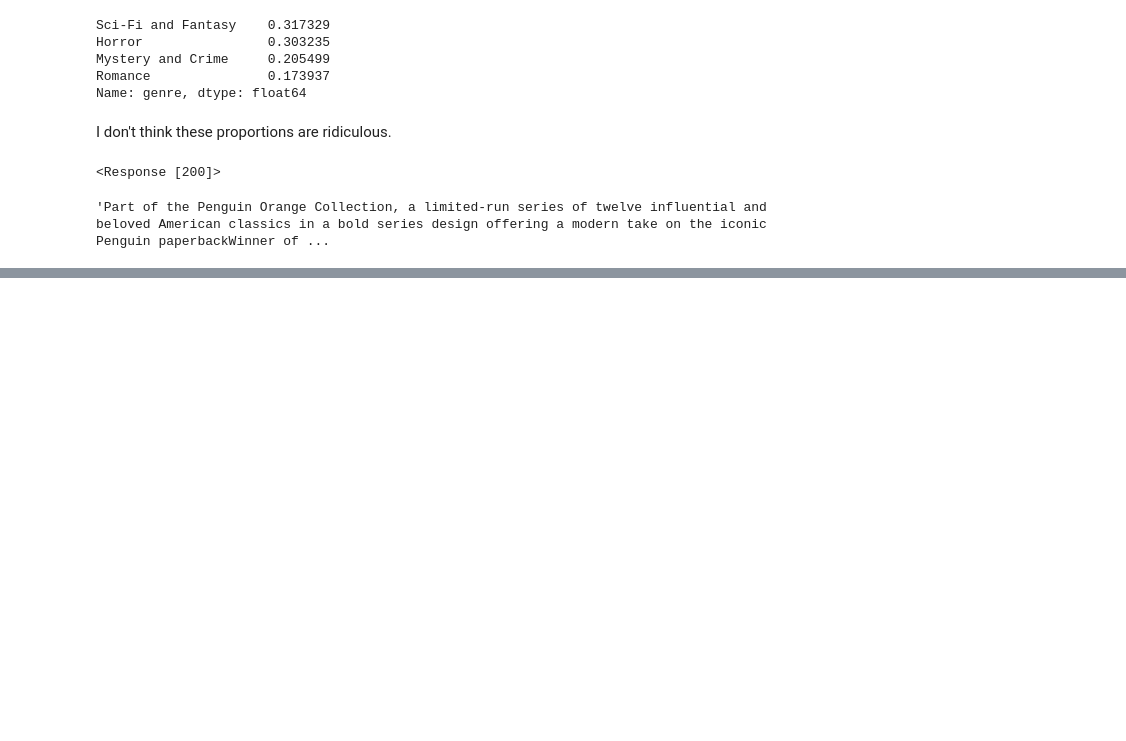
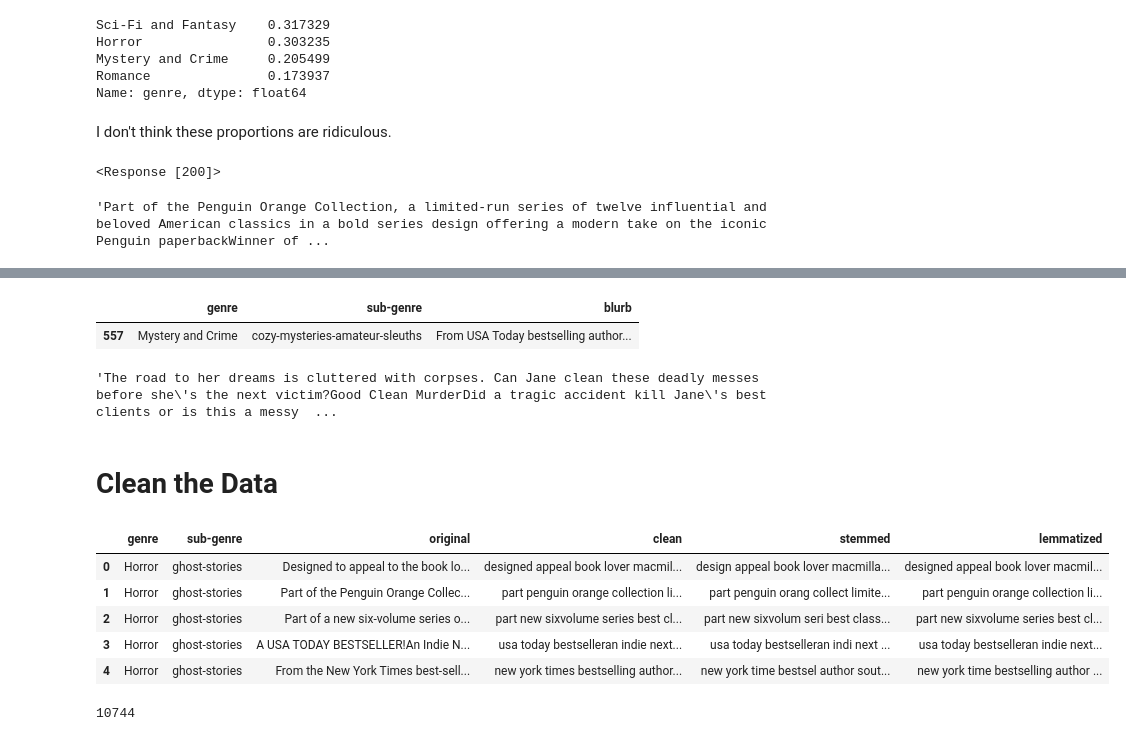
Before and after one commit to johnathon-smith/book-genre-NLP-project, a Jupyter notebook: wrangle_data.ipynb, the cells around one changed output, grey strips where cells are left out. Cells and saved outputs as stored; diff of their text form; code cells hidden in the pictures; blank space fills up the shorter version.

Commit message:
Renamed acquire_data to wrangle_data, since I also prepared it here

```diff
--- a/acquire_data.ipynb
+++ b/wrangle_data.ipynb
@@ -498,0 +628,9 @@ book_blurbs = get_book_blurbs(book_urls)
+# %%
+#Now that all the data has been acquired, create a new list to hold all entries
+book_blurbs = []
+# %%
+#Now extend book_blurbs with all the data
+book_blurbs.extend(horror_blurbs)
+book_blurbs.extend(romance_blurbs)
+book_blurbs.extend(mystery_blurbs)
+book_blurbs.extend(fantasy_blurbs)
@@ -498,0 +641,3 @@ book_blurbs = get_book_blurbs(book_urls)
+# %%
+#Now that the data is all in one list, convert it to a df and save a csv file
+book_blurbs = pd.DataFrame(book_blurbs)
@@ -498,0 +664,12 @@ book_blurbs = get_book_blurbs(book_urls)
+# %%
+#There seems to be an entry that isn't working correctly in the Mystery section. Remove it and try again
+#Find the last entry that successfully saved and check the one after that
+mystery_blurbs[(mystery_blurbs['sub-genre'] == 'cozy-mysteries-amateur-sleuths') & (mystery_blurbs.blurb.str.contains("From USA Today bestselling author Leslie Langtry comes the funniest high school reunion you've ever attended!"))]
+# %% [output]
+|  | genre | sub-genre | blurb |
+| 557 | Mystery and Crime | cozy-mysteries-amateur-sleuths | From USA Today bestselling author... |
+# %%
+#Looks like the problem is at index 558. I think it's the stars
+list(mystery_blurbs[557:559].blurb)[1]
+# %% [output]
+'The road to her dreams is cluttered with corpses. Can Jane clean these deadly messes before she\'s the next victim?Good Clean MurderDid a tragic accident kill Jane\'s best clients or is this a messy  ...
@@ -498,0 +685,2 @@ book_blurbs = get_book_blurbs(book_urls)
+# %% [markdown]
+# Clean the Data
@@ -498,0 +689,19 @@ book_blurbs = get_book_blurbs(book_urls)
+# %%
+#Prepare the df
+book_blurbs = prepare.prepare_articles(book_blurbs, 'blurb')
+# %%
+book_blurbs.head()
+# %% [output]
+|  | genre | sub-genre | original | clean | stemmed | lemmatized |
+| 0 | Horror | ghost-stories | Designed to appeal to the book lo... | designed appeal book lover macmil... | design appeal book lover macmilla... | designed appeal book lover macmil... |
+| 1 | Horror | ghost-stories | Part of the Penguin Orange Collec... | part penguin orange collection li... | part penguin orang collect limite... | part penguin orange collection li... |
+| 2 | Horror | ghost-stories | Part of a new six-volume series o... | part new sixvolume series best cl... | part new sixvolum seri best class... | part new sixvolume series best cl... |
+| 3 | Horror | ghost-stories | A USA TODAY BESTSELLER!An Indie N... | usa today bestselleran indie next... | usa today bestselleran indi next ... | usa today bestselleran indie next... |
+| 4 | Horror | ghost-stories | From the New York Times best-sell... | new york times bestselling author... | new york time bestsel author sout... | new york time bestselling author ... |
+# %%
+#Looks like the same problem as before. Since I combined the blurbs before removing the bad one,
+#I have to remove it again here.
+#Find it
+len(horror_blurbs) + len(romance_blurbs) + 558
+# %% [output]
+10744
```
Also changed, not shown: parts of 22 cells of this notebook.
